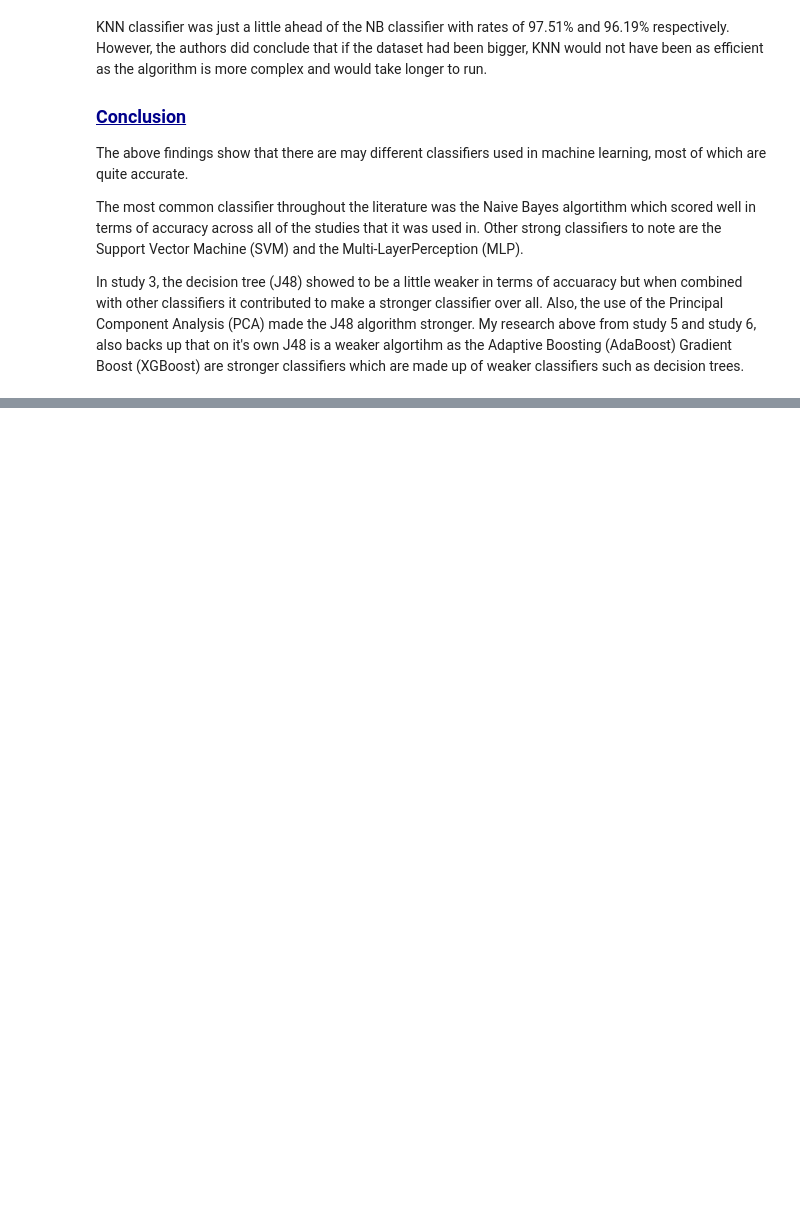
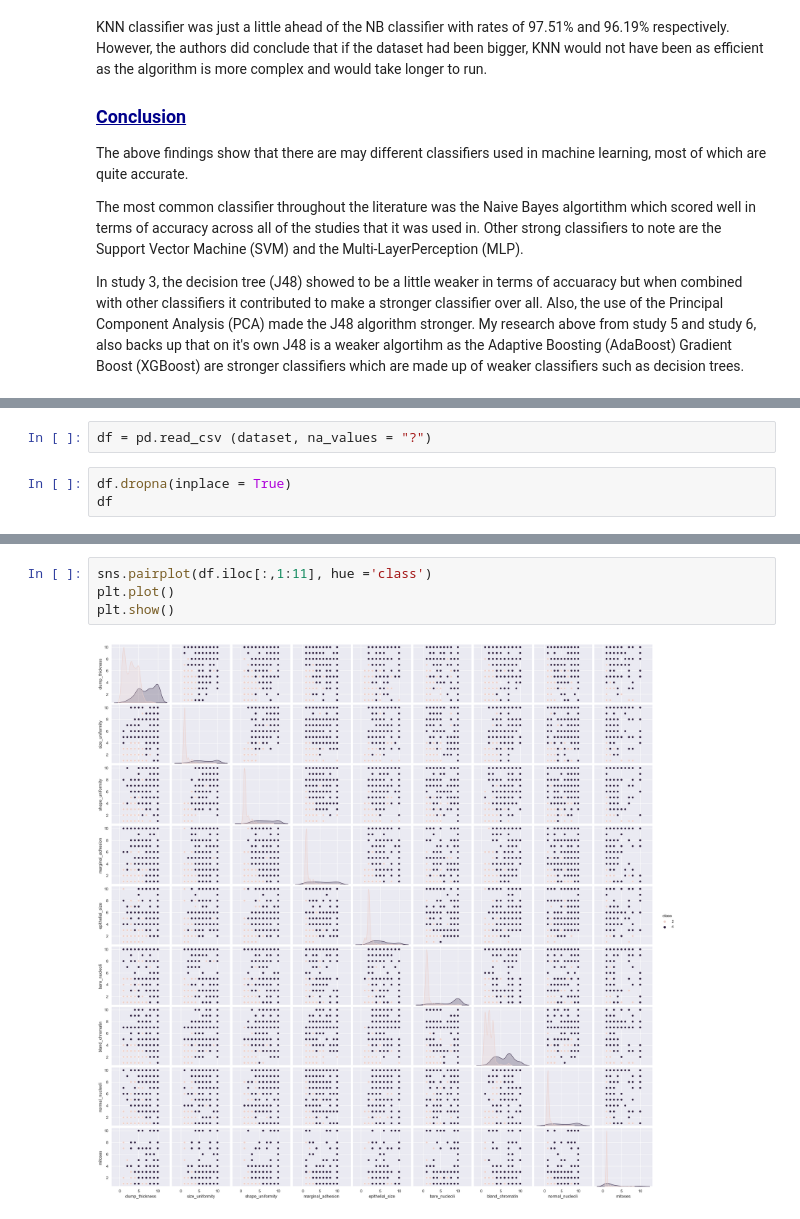
Before and after one commit to OCorry/PfDA-2022-Project-2, a Jupyter notebook: PfDA-2022-Project-2.ipynb, the cells around one changed output, grey strips where cells are left out. Cells and saved outputs as stored; diff of their text form; blank space fills up the shorter version.

```diff
--- a/PfDA-2022-Project-2.ipynb
+++ b/PfDA-2022-Project-2.ipynb
@@ -264,0 +289,5 @@ In study 3, the decision tree (J48) showed to be a little weaker in terms of acc
+# %%
+df = pd.read_csv (dataset, na_values = "?")
+# %%
+df.dropna(inplace = True)
+df
@@ -319,0 +347,6 @@ The dataframe above (df2) is the new, cleaned dataframe consisting now of 683 ro
+# %%
+sns.pairplot(df.iloc[:,1:11], hue ='class')
+plt.plot()
+plt.show()
+# %% [output]
+[figure, added]
```
Also changed, not shown: parts of 28 cells of this notebook, 1 other file.
